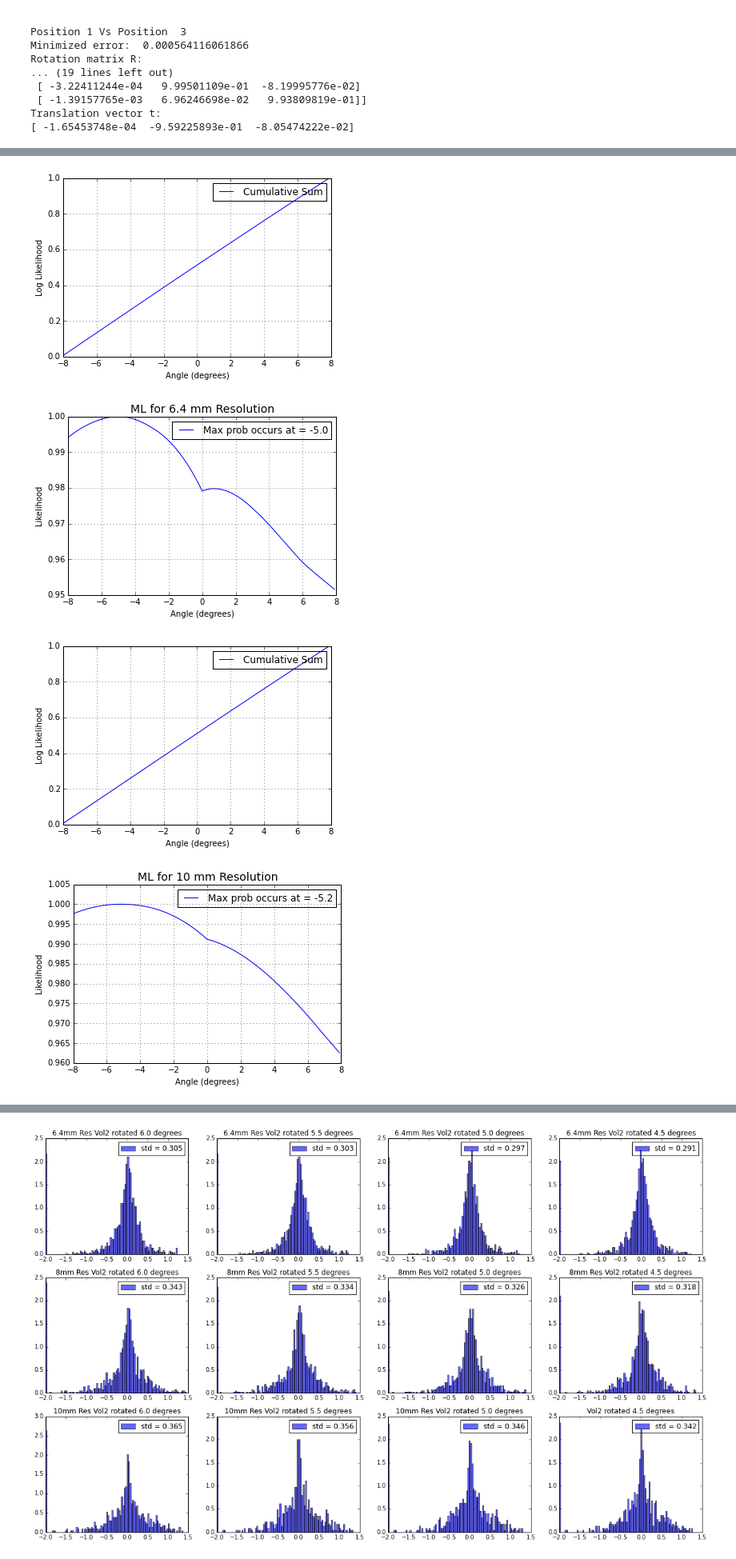
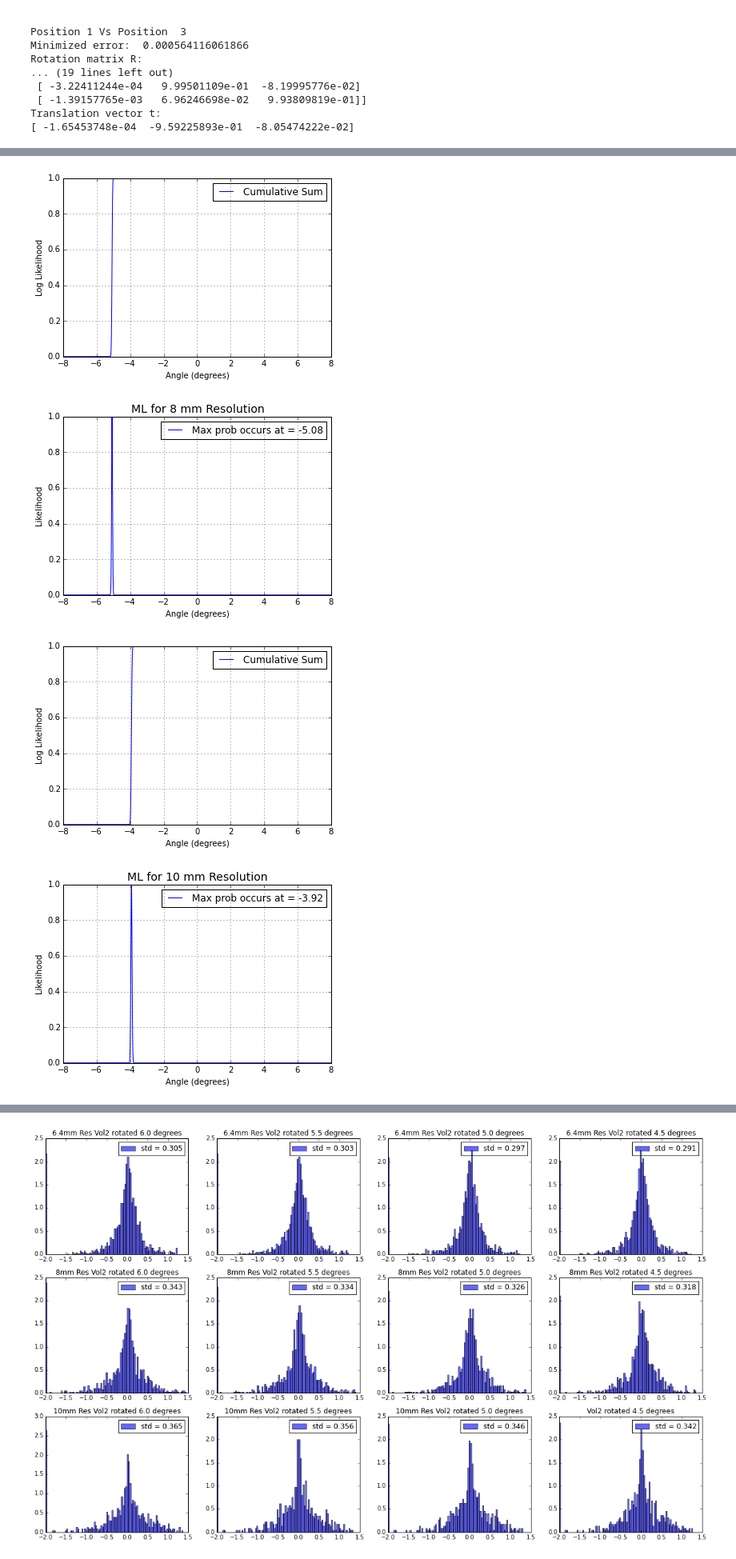
Before and after one commit to zyzdiana/AC297r-Volume-Registration, a Jupyter notebook: Multiple_Resolutions.ipynb, the cells around one changed output, grey strips where cells are left out. Shown at 80% size. Drawn from its saved outputs; the diff is of its cells as text; code cells hidden in the pictures.

```diff
--- a/Multiple_Resolutions.ipynb
+++ b/Multiple_Resolutions.ipynb
@@ -221,8 +242,7 @@ def Maximum_Likelihood(vol1, vol2, thetas, t, sig, axis, arg):
         if(axis == 2):
             R = rotation_matrix_zyx(0,0,th)
         new_vol2 = transform(vol2, R, t)
-        prob[idx] = np.sum(scipy.stats.norm.logpdf((2*(new_vol2-vol1)/np.sqrt(abs(new_vol2)+abs(vol1))).ravel(),loc = 0,scale=sig))
-        #prob[idx] = np.sum(scipy.stats.norm.logpdf((new_vol2-vol1).ravel(),loc = 0,scale=sig))
+        prob[idx] = np.sum(scipy.stats.norm.logpdf(((new_vol2-vol1)/np.sqrt(abs(new_vol2)+abs(vol1))).ravel(),loc = 0,scale=sig))
     cumsum = np.cumsum(np.exp(prob-np.max(prob)))
     cumsum = cumsum/cumsum[-1]
     plt.plot(thetas, cumsum, label='Cumulative Sum')
@@ -244,8 +264,4 @@ def Maximum_Likelihood(vol1, vol2, thetas, t, sig, axis, arg):
 def calc_CI(prob):
     cumsum = np.cumsum(np.exp(prob-np.max(prob)))
     cumsum = cumsum/cumsum[-1]
-    #cumsum = np.exp(prob-np.max(prob))
-    #cumsum = np.cumsum(prob)
-    #CI_95 = np.percentile(cumsum,[2.5,97.5])
-    #print CI_95
     return [np.max(thetas[cumsum < 0.025]),np.min(thetas[cumsum > 0.975])]
@@ -290,7 +308,7 @@ plot_CI(calc_CI(prob_8), calc_CI(prob_6_4), calc_CI(prob_10))
 # %%
-thetas = np.arange(-8,8,0.1)
+thetas = np.arange(-8,8,0.01)
 t = np.zeros([3])
-prob_8 = Maximum_Likelihood(list_8mm[0],list_8mm[3],thetas, t, 0.22,1, '8')
-prob_6_4 = Maximum_Likelihood(list_6_4mm[0],list_6_4mm[3],thetas, t, 0.25,1, '6.4')
-prob_10 = Maximum_Likelihood(list_10mm[0],list_10mm[3],thetas, t, 0.27,1, '10')
+prob_6_4 = Maximum_Likelihood(list_6_4mm[0],list_6_4mm[3],thetas, t, 0.003,1, '6.4')
+prob_8 = Maximum_Likelihood(list_8mm[0],list_8mm[3],thetas, t, 0.004,1, '8')
+prob_10 = Maximum_Likelihood(list_10mm[0],list_10mm[3],thetas, t, 0.004, 1, '10')
 # %% [output]
@@ -299,7 +317,7 @@ prob_10 = Maximum_Likelihood(list_10mm[0],list_10mm[3],thetas, t, 0.27,1, '10')
-[figure, old version]
+[figure, new version]
-[figure, old version]
+[figure, new version]
-[figure, old version]
+[figure, new version]
-[figure, old version]
+[figure, new version]
 # %%
 plot_CI(calc_CI(prob_8), calc_CI(prob_6_4), calc_CI(prob_10))
 # %% [output]
```
Also changed, not shown: parts of 28 cells of this notebook, 2 other files.
